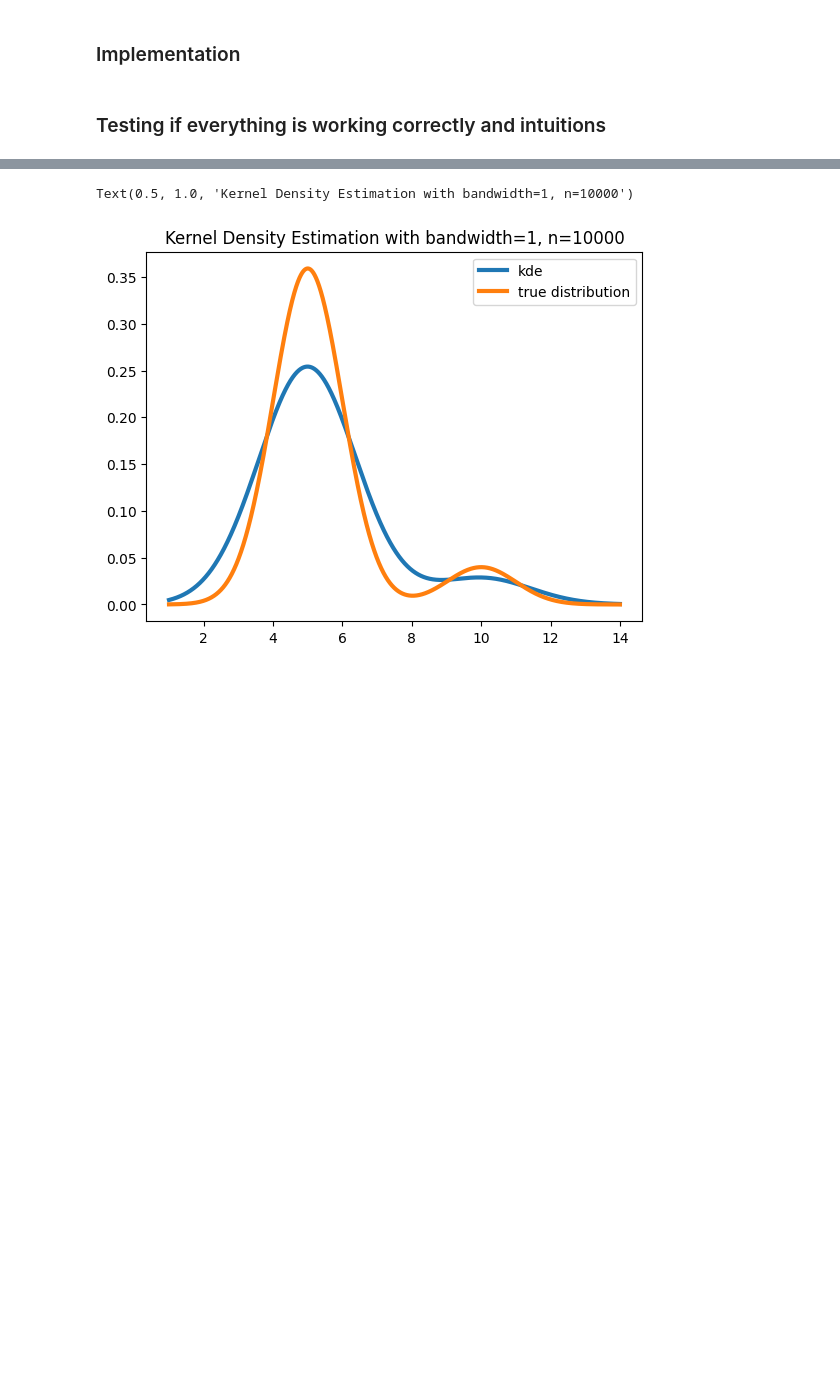
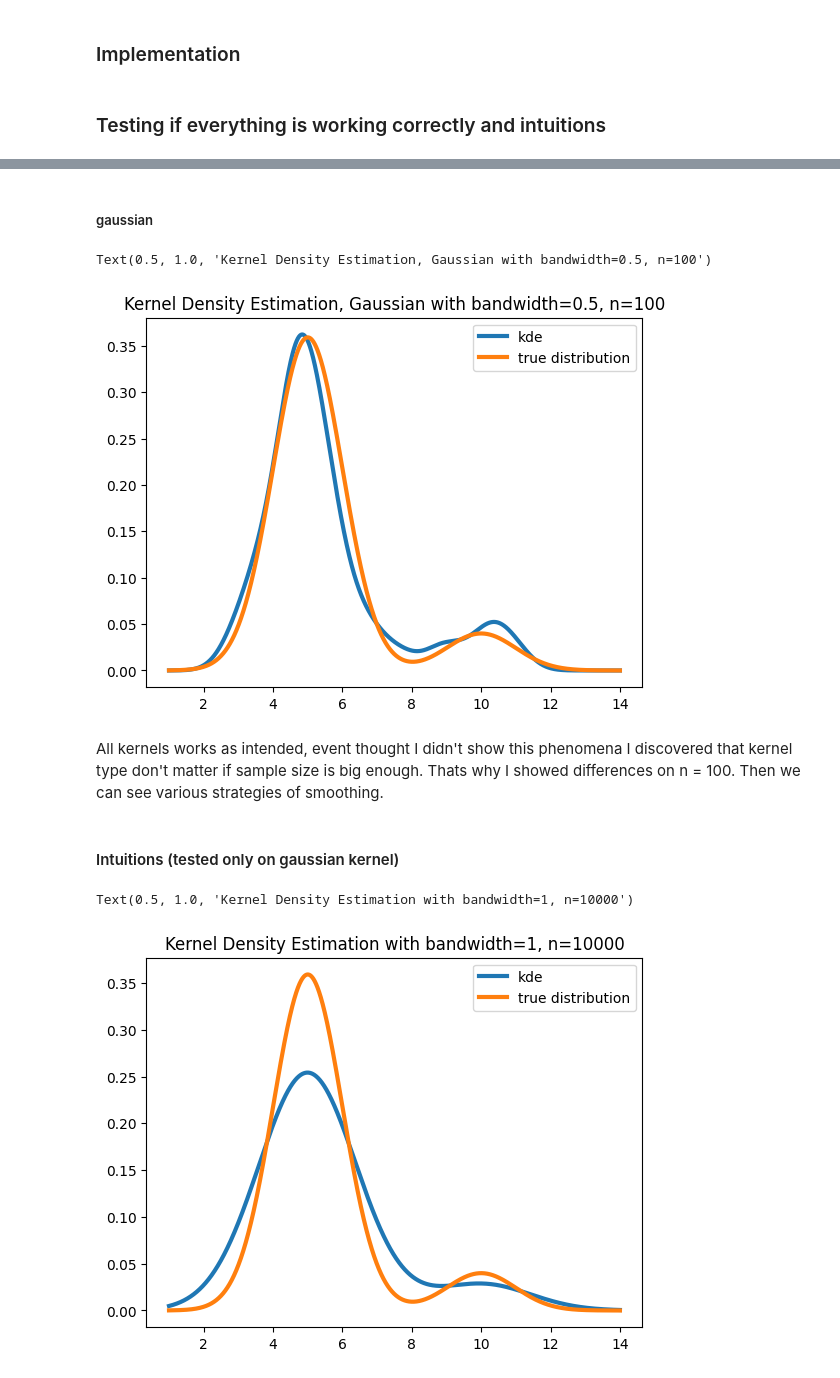
Before and after one commit to nizwant/adv_ml_labs, a Jupyter notebook: 08AAA_density.ipynb, the cells around one changed output, grey strips where cells are left out. Cells and saved outputs as stored; diff of their text form; code cells hidden in the pictures; blank space fills up the shorter version.

```diff
--- a/08AAA_density.ipynb
+++ b/08AAA_density.ipynb
@@ -65,3 +154,36 @@ class kde:
+# %% [markdown]
+##### gaussian
+# %%
+kd = kde(kernel_type="gaussian", bandwidth=0.5)
+
+data = generate_data(100)
+kd.fit(data)
+plt.plot(
+    np.linspace(1, 14, 5000),
+    kd.transform(np.linspace(1, 14, 5000)),
+    label="kde",
+    linewidth=3,
+)
+plt.plot(
+    np.linspace(1, 14, 5000),
+    0.1
+    * np.exp(-0.5 * ((np.linspace(1, 14, 5000) - 10) / 1) ** 2)
+    / (1 * np.sqrt(2 * np.pi))
+    + 0.9
+    * np.exp(-0.5 * ((np.linspace(1, 14, 5000) - 5) / 1) ** 2)
+    / (1 * np.sqrt(2 * np.pi)),
+    label="true distribution",
+    linewidth=3,
+)
+plt.legend()
+plt.title("Kernel Density Estimation, Gaussian with bandwidth=0.5, n=100")
+# %% [output]
+Text(0.5, 1.0, 'Kernel Density Estimation, Gaussian with bandwidth=0.5, n=100')
+[figure, added]
+# %% [markdown]
+All kernels works as intended, event thought I didn't show this phenomena I discovered that kernel type don't matter if sample size is big enough. Thats why I showed differences on n = 100. Then we can see various strategies of smoothing.
+# %% [markdown]
+#### Intuitions (tested only on gaussian kernel)
 # %%
 kd = kde(bandwidth=1)
 
```
Also changed, not shown: parts of 8 cells of this notebook.
